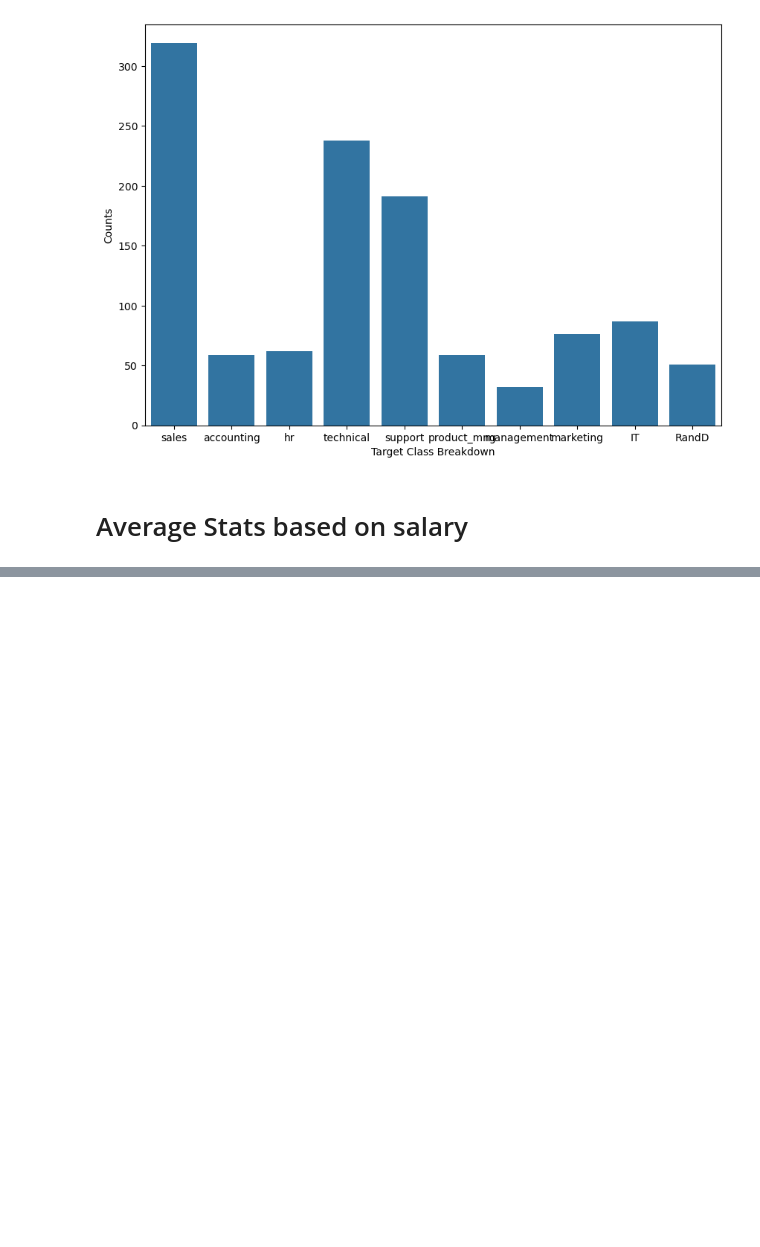
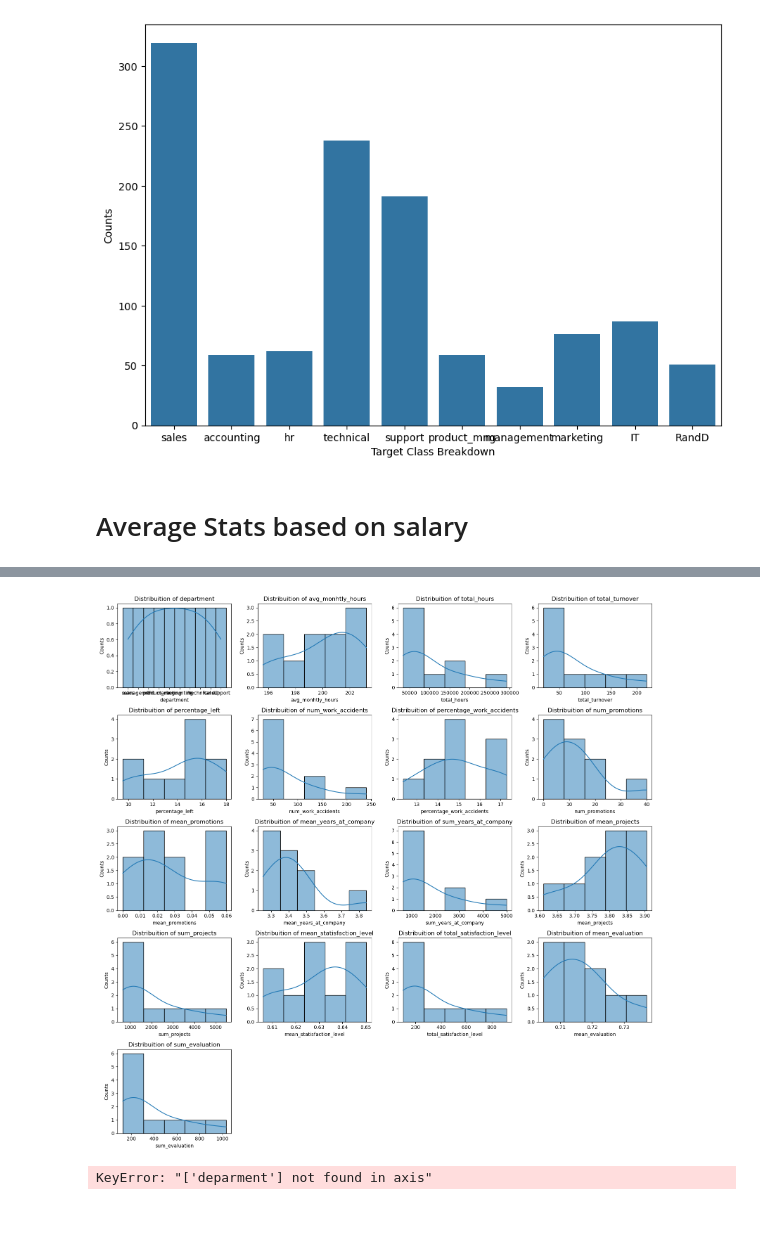
Before and after one commit to MaukanMir/HR-Capstone-Analysis, a Jupyter notebook: training.ipynb, the cells around one changed output, grey strips where cells are left out. Saved outputs shown, nothing was run; the diff lists cells and outputs as text; code cells hidden in the pictures; blank space fills up the shorter version.

```diff
--- a/training.ipynb
+++ b/training.ipynb
@@ -415,2 +421,8 @@ low_stats
+# %%
+plot_distribution(medium_stats, "hist")
+plot_distribution(medium_stats.drop("deparment", axis=1), "box")
+# %% [output]
+[figure, added]
+KeyError: "['deparment'] not found in axis"
 # %% [markdown]
 #
```
Also changed, not shown: parts of 1 cell of this notebook.
